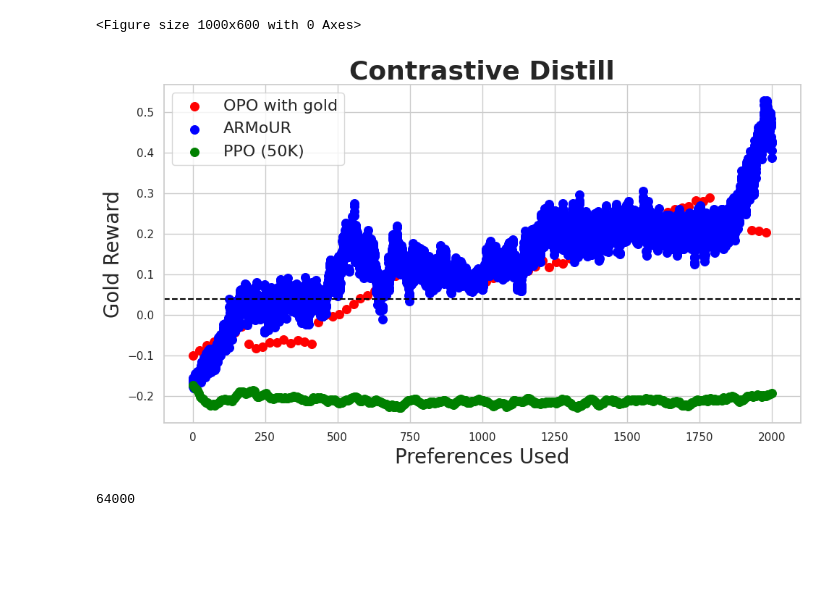
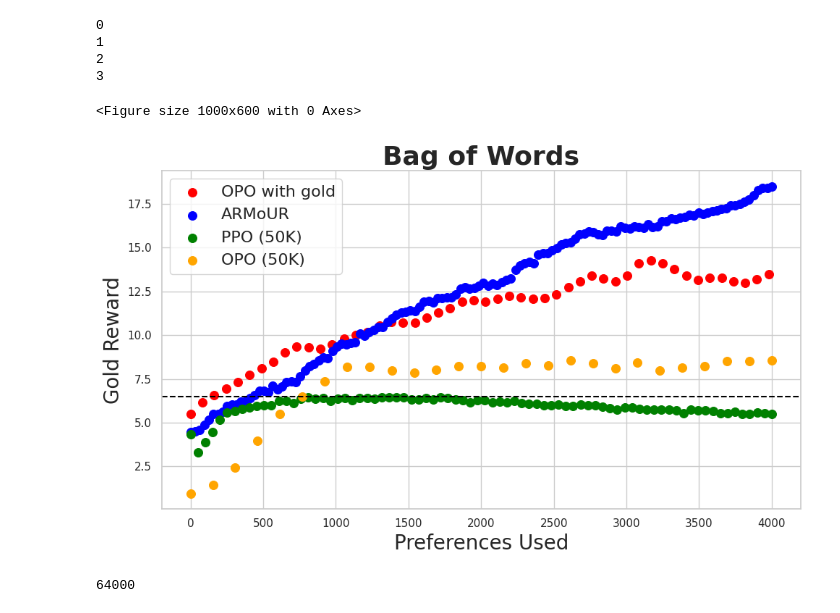
Before and after one commit to PrasannS/d2po, a Jupyter notebook: notebooks/trainlog_analysis.ipynb, the cells around one changed output. Drawn from its saved outputs; the diff is of its cells as text; code cells hidden in the pictures; blank space fills up the shorter version.

Commit message:
More runs, writing down plots in static things

```diff
--- a/notebooks/trainlog_analysis.ipynb
+++ b/notebooks/trainlog_analysis.ipynb
@@ -40,13 +37,14 @@ dict_keys(['oldbases', 'offpolicyupdates', 'dpoapi', 'spacedout', 'initrmbaselin
 # %%
 # 'bagofwords':"../../rlhf-length-biases/outputs/rollouts/contextpos32ppologged.jsonl"
-approaches = ['mainbaselines', 'mainresults', 'updatedppos']
-norescore = [False, False, True]
+approaches = ['mainbaselines', 'mainresults', 'updatedppos', 'opobaseline']
+# approaches = ['oldbases', 'mainresults'] # for UF plot
+norescore = [False, False, False, False]
 # approaches = ['mainresults', 'selfreward', "dpoapi"]
-# useselfrewards = [False, False, False]
+useselfrewards = [False, False, False, False]
 # approaches = ['accshow']
 # norescore = [True]
 mratios = {'bagofwords':2, 'nouns':0.4, 'math':2, 'cdist':1, 'ultra':8}
-dset = "cdist"
+dset = "bagofwords"
 allngs, allaccs = [], []
 # %%
 # loop through all the approaches we want to plot / compare, add them to the things
@@ -107,21 +137,25 @@ allaccs = allaccs[-3:]
 # %%
 [len(l) for l in allmethaccs]
 # %%
-labels = ["OPO with gold", "ARMoUR", "PPO (50K)"]
-ratios = [8, 1, 1]
-intervs = [5, 10, 10]
-windows = [100, 50, 50]
+labels = ["OPO with gold", "ARMoUR", "PPO (50K)", "OPO (50K)"]
+ratios = [8, 2, 2, 2]
+intervs = [20, 500, 50, 50]
+windows = [50, 500, 50, 50]
 
 # labels = ["RM", "Self-Reward", "DPO"]
-# ratios = [0.4, 8, 0.4]
+# ratios = [0.25, 0.25]
 # intervs = [5, 10, 10]
 # windows = [100, 500, 50]
 # %%
 pdict = {labels[a]:(intervmean(allngs[a], intervs[a] , 50), ratios[a]) for a in range(len(approaches))}
-plot_methods(pdict, xlabel="Preferences Used", ylabel="Gold Reward", setname="Contrastive Distill", fname ='cdistmain.pdf', dpoline=0.04)
+plot_methods(pdict, xlabel="Preferences Used", ylabel="Gold Reward", setname="Bag of Words", fname ='bowmain.pdf', dpoline=6.5)
 # %% [output]
-<Figure size 1000x600 with 0 Axes>
+0
+1
+2
+3
+<Figure size 1000x600 with 0 Axes>
-[figure, old version]
+[figure, new version]
 # %%
 labels = ["ARMoUR", "ARMoUR (policy reward)"]
 ratios = [1, 1, 1]
```
Also changed, not shown: parts of 16 cells of this notebook, 9 other files.
